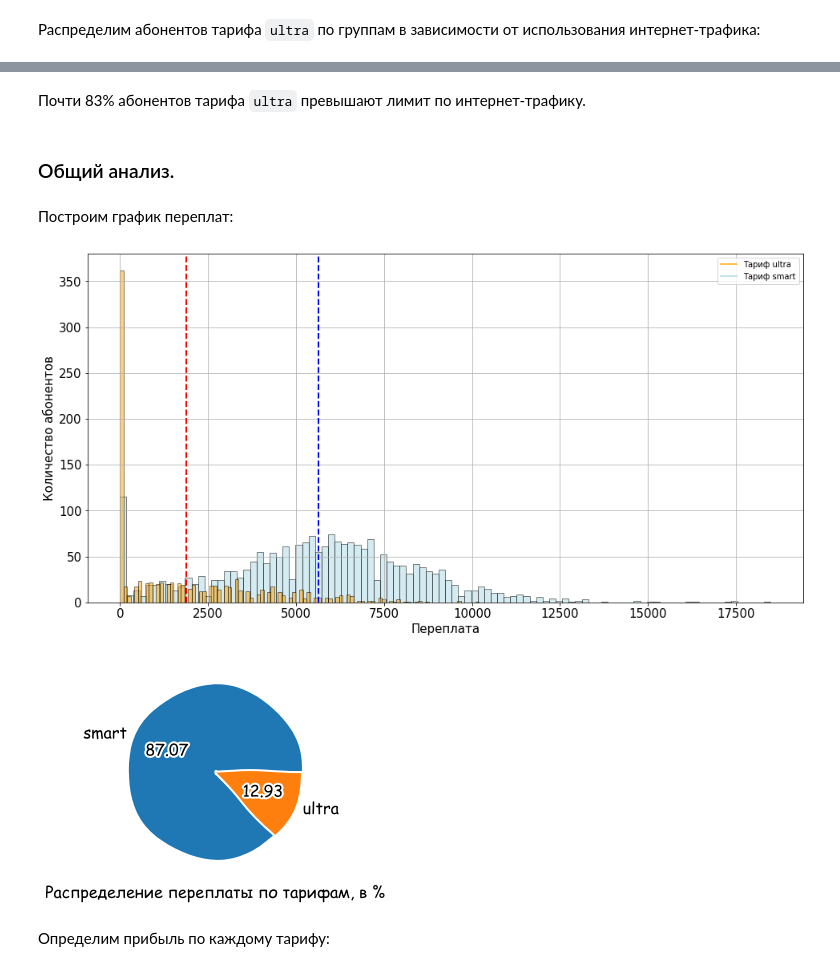
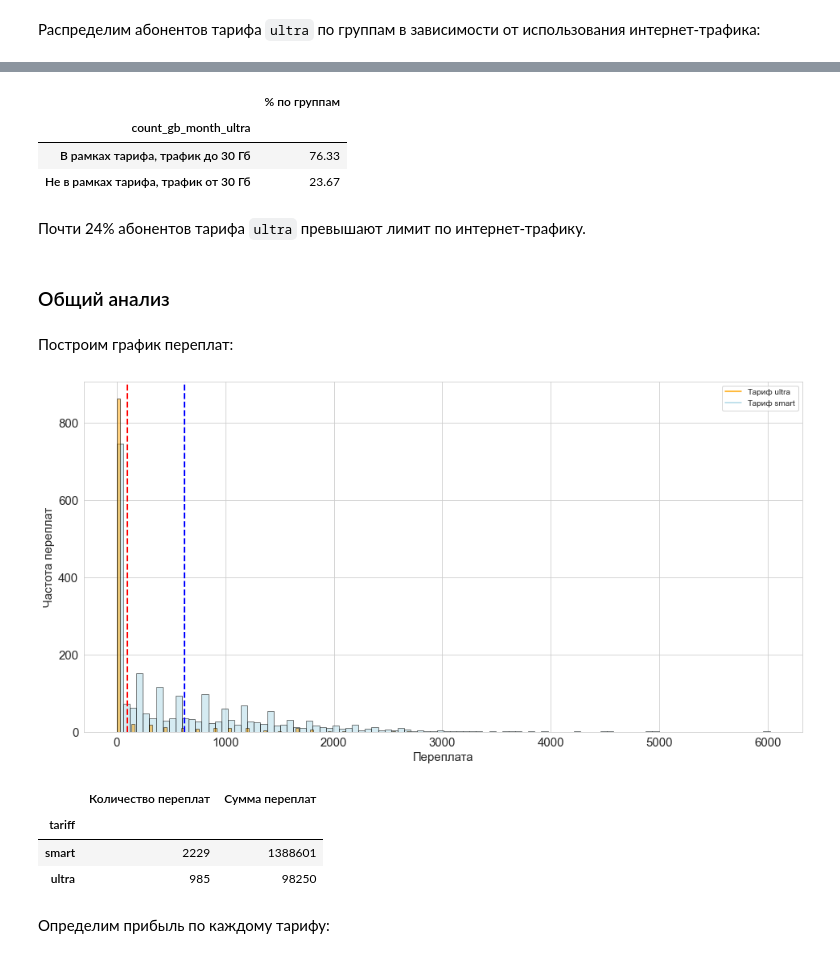
Before and after one commit to skd2314/yandex_practikum_da, a Jupyter notebook: 3_tariff_for_a_telecom_company/tariff_for_telecom.ipynb, the cells around one changed output, grey strips where cells are left out. Cells and saved outputs as stored; diff of their text form; code cells hidden in the pictures.

```diff
--- a/3_tariff_for_a_telecom_company/tariff_for_telecom.ipynb
+++ b/3_tariff_for_a_telecom_company/tariff_for_telecom.ipynb
@@ -966,6 +1021,9 @@ with plt.xkcd():
 Распределим абонентов тарифа `ultra` по группам в зависимости от использования sms:
 # %%
 def count_sms_month_ultra(row):
+    if row == 0:
+        return 'Абонент не использует смс'
+
     if row <= 1000:
         return 'В рамках тарифа, sms до 1000'
 
@@ -1018,13 +1069,17 @@ plt.show()
 data1 = df_all[df_all['tariff'] == 'smart']['gb_used']
 data2 = df_all[df_all['tariff'] == 'ultra']['gb_used']
 
+sns.set_style("whitegrid")
+bar,ax = plt.subplots(figsize=(16,6))
 sns.boxplot(
-    data=[data1, data2],
+    data=[data1, data2],orient='h',
     palette=[sns.xkcd_rgb["lightblue"], sns.xkcd_rgb["orange"]],
     showmeans=True
 )
 
 
-plt.xlabel("smart, ultra")
-plt.ylabel("Количество Gb");
+
+
+plt.ylabel("ultra, smart")
+plt.xlabel("Количество Gb");
 # %% [output]
@@ -1058,23 +1113,22 @@ gb_used_stat
 Распределим абонентов тарифа `smart` по группам в зависимости от использования интернет-трафика:
 # %%
 def count_gb_month_smart(row):
+    if row == 0:
+        return 'Трафик не используется'
+
     if row <= 15:
         return 'В рамках тарифа, трафик до 15 Гб'
 
-    if row <= 30:
+    if row > 15:
         return 'Не в рамках тарифа, трафик от 15 до 30 Гб'
 
-    if row <= 45:
+    if row >= 45:
         return 'Не в рамках тарифа, трафик от 30 до 45 Гб'
 
-    if row <= 60:
+    if row >= 60:
         return 'Не в рамках тарифа, трафик от 45 до 60 Гб'
 
-    if row <= 85:
-        return 'Не в рамках тарифа, трафик от 60 до 85 Гб'
 
-    if row > 85:
-        return 'Не в рамках тарифа, трафик более 85 Гб'
 
 df_all['count_gb_month_smart'] = df_all[df_all['tariff'] == 'smart']['gb_used'].apply(count_gb_month_smart)
 # %%
@@ -1108,14 +1161,10 @@ def count_gb_month_ultra(row):
     if row <= 30:
         return 'В рамках тарифа, трафик до 30 Гб'
 
-    if row <= 60:
-        return 'Не в рамках тарифа, трафик от 30 до 60 Гб'
+    if row >= 30:
+        return 'Не в рамках тарифа, трафик от 30 Гб'
 
-    if row <= 90:
-        return 'Не в рамках тарифа, трафик от 60 до 90 Гб'
 
-    if row > 90:
-        return 'Не в рамках тарифа, трафик более 90 Гб'
 
 df_all['count_gb_month_ultra'] = df_all[df_all['tariff'] == 'ultra']['gb_used'].apply(count_gb_month_ultra)
 # %%
@@ -1142,47 +1180,62 @@ with plt.xkcd():
+# %%
+per_gb_ultra = (df_all.groupby("count_gb_month_ultra").agg({"gb_used" : "sum"}).apply(lambda x: 100*x/x.sum())).round(2)
+per_gb_ultra.columns = ['% по группам']
+per_gb_ultra
+# %% [output]
+|  | % по группам |
+| count_gb_month_ultra |  |
+| В рамках тарифа, трафик до 30 Гб | 76.33 |
+| Не в рамках тарифа, трафик от 30 Гб | 23.67 |
 # %% [markdown]
-Почти 83% абонентов тарифа `ultra` превышают лимит по интернет-трафику.
+Почти 24% абонентов тарифа `ultra` превышают лимит по интернет-трафику.
 # %% [markdown]
-### Общий анализ.
+<a name="3.4"></a>
+### Общий анализ
 # %% [markdown]
 Построим график переплат:
 # %%
 #график переплат по тарифам
 x = df_all[df_all['tariff'] == 'smart']['above_tariff']
 y = df_all[df_all['tariff'] == 'ultra']['above_tariff']
 
 plt.axvline(x.mean(), color='b', linestyle='dashed', linewidth=2)
 plt.axvline(y.mean(), color='r', linestyle='dashed', linewidth=2)
 
+#здесь не работает
 #plt.text(x.mean(), max_ylim, 'Среднее smart: {:.0f}'.format(x.mean()), fontsize=12).set_rotation(15)
 #plt.text(y.mean(), max_ylim, 'Среднее ultra: {:.0f}'.format(y.mean()), fontsize=12).set_rotation(15)
 
 plt.plot([], c='orange', label='Тариф ultra')
 plt.plot([], c='lightblue', label='Тариф smart')
 plt.legend()
 
 
 x.hist(bins = 100, figsize= (16,8), xlabelsize = 15, alpha=0.5, ylabelsize=15, facecolor='lightblue', ec='black')
 
 y.hist(bins = 100, figsize= (16,8), xlabelsize = 15, alpha=0.5, ylabelsize=15, facecolor='orange', ec='black')
 
 
 
 plt.suptitle('')
 plt.xlabel('Переплата', fontsize=15)
-plt.ylabel('Количество абонентов', fontsize=15)
+plt.ylabel('Частота переплат', fontsize=15)
 plt.show()
 # %% [output]
-[figure, old version]
+[figure, new version]
-# %%
-#
-with plt.xkcd():
-    df_all.groupby('tariff')['above_tariff'].sum().plot.pie(autopct='%.2f', fontsize=16, figsize=(4, 4))
-    plt.xlabel("Распределение переплаты по тарифам, в %", size = 16)
-
-    plt.ylabel("")
-    plt.show()
-# %% [output]
-[figure, removed]
+# %%
+#lambda x: (x > 0).sum() / x.size * 100
+#lambda x: 1 - x.mean()
+#lambda p: p.sum() / data.sum() * 100
+
+above_tariff = df_all.pivot_table(index = 'tariff', values = 'above_tariff',
+                            aggfunc = ['count','sum']).round(2)
+above_tariff.columns = ['Количество переплат', 'Сумма переплат']
+above_tariff
+# %% [output]
+|  | Количество переплат | Сумма переплат |
+| tariff |  |  |
+| smart | 2229 | 1388601 |
+| ultra | 985 | 98250 |
 # %% [markdown]
 Определим прибыль по каждому тарифу:
 # %%
```
Also changed, not shown: parts of 165 cells of this notebook.
